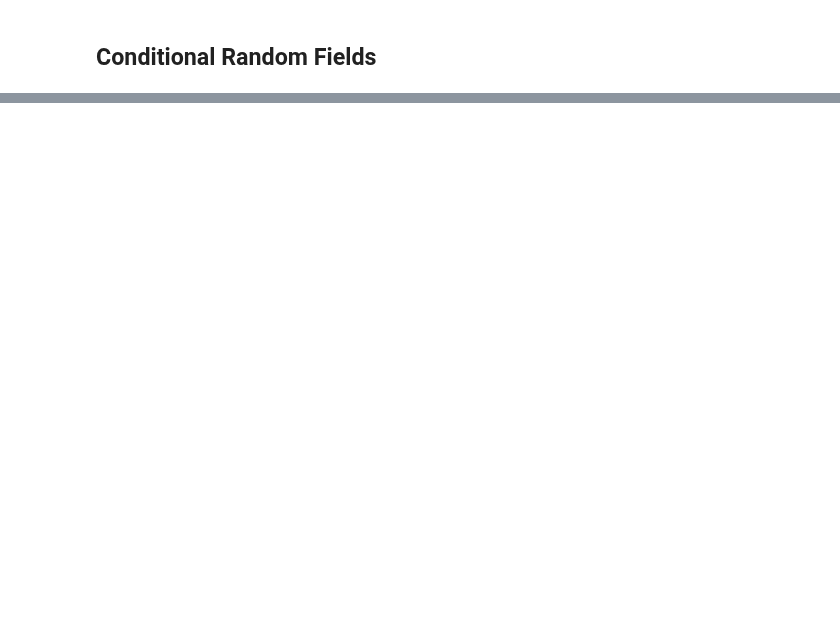
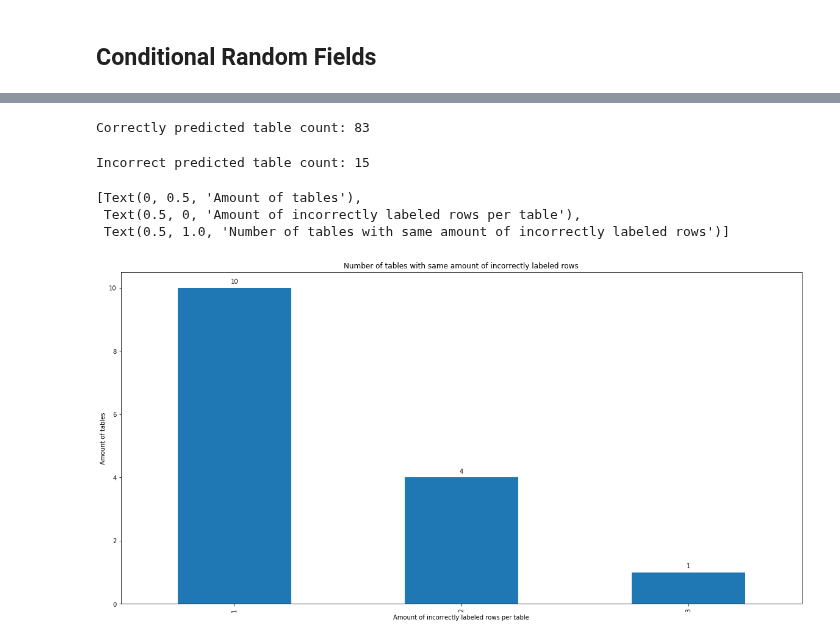
Before and after one commit to RichStone/web-tables-header-detection, a Jupyter notebook: Notebooks/Table Header Detection.ipynb, the cells around one changed output, grey strips where cells are left out. Drawn from its saved outputs; the diff is of its cells as text; code cells hidden in the pictures; blank space fills up the shorter version.

```diff
--- a/Notebooks/Table Header Detection.ipynb
+++ b/Notebooks/Table Header Detection.ipynb
@@ -734,0 +811,9 @@ print(classification_report(
+# %%
+client = MongoClient()
+db = client.bob
+tables = db.tables
+cursor = tables.find({"predictions" : {"$exists" : True}})
+predictedTables = pd.DataFrame(list(cursor))
+client.close()
+predictedTables.head()
+predictedTableCount = len(predictedTables)
@@ -734,0 +845,6 @@ print(classification_report(
+# %%
+predictedTables['wronglyPredicted'] = predictedTables.apply(getWronglyPredicted, axis='columns')
+predictedTables['predictedIncorrectlyCount'] = predictedTables.apply(getIncorrectlyPredictedCount, axis='columns')
+predictedTables['predictedCorrectlyCount'] = predictedTables.apply(getCorrectlyPredictedCount, axis='columns')
+predictedTables['predictedCorrectly'] = predictedTables.apply(isWholeTableCorrectlyPredicted, axis='columns')
+predictedTables.head()
@@ -734,0 +858,42 @@ print(classification_report(
+# %%
+correctlyPredictedTables = predictedTables.loc[predictedTables['predictedCorrectly']].shape[0]
+print('Correctly predicted table count: ' + str(correctlyPredictedTables))
+# %% [output]
+Correctly predicted table count: 83
+# %%
+incorrectPredictedTables = predictedTables.loc[~predictedTables['predictedCorrectly']]
+incorrectPredictedTables.reset_index(inplace=True)
+incorrectPredictedTableCount = incorrectPredictedTables.shape[0]
+print('Incorrect predicted table count: ' + str(incorrectPredictedTableCount))
+# %% [output]
+Incorrect predicted table count: 15
+# %%
+def labelBars(plot):
+    for p in plot.patches:
+        plot.annotate(
+            np.round(p.get_height(), decimals=2),
+            (
+                p.get_x() + p.get_width() / 2.,
+                p.get_height()
+            ),
+            ha='center',
+            va='center',
+            xytext=(0, 10),
+            textcoords='offset points'
+     )
+# %%
+numberOfIncorrectRowsPerTablePlot = incorrectPredictedTables['predictedIncorrectlyCount'].value_counts().plot(
+    kind='bar',
+    figsize=(20, 10)
+)
+labelBars(numberOfIncorrectRowsPerTablePlot)
+numberOfIncorrectRowsPerTablePlot.set(
+   xlabel='Amount of incorrectly labeled rows per table',
+    ylabel='Amount of tables',
+    title='Number of tables with same amount of incorrectly labeled rows'
+)
+# %% [output]
+[Text(0, 0.5, 'Amount of tables'),
+ Text(0.5, 0, 'Amount of incorrectly labeled rows per table'),
+ Text(0.5, 1.0, 'Number of tables with same amount of incorrectly labeled rows')]
+[figure, added]
```
Also changed, not shown: parts of 18 cells of this notebook, 1 other file.
